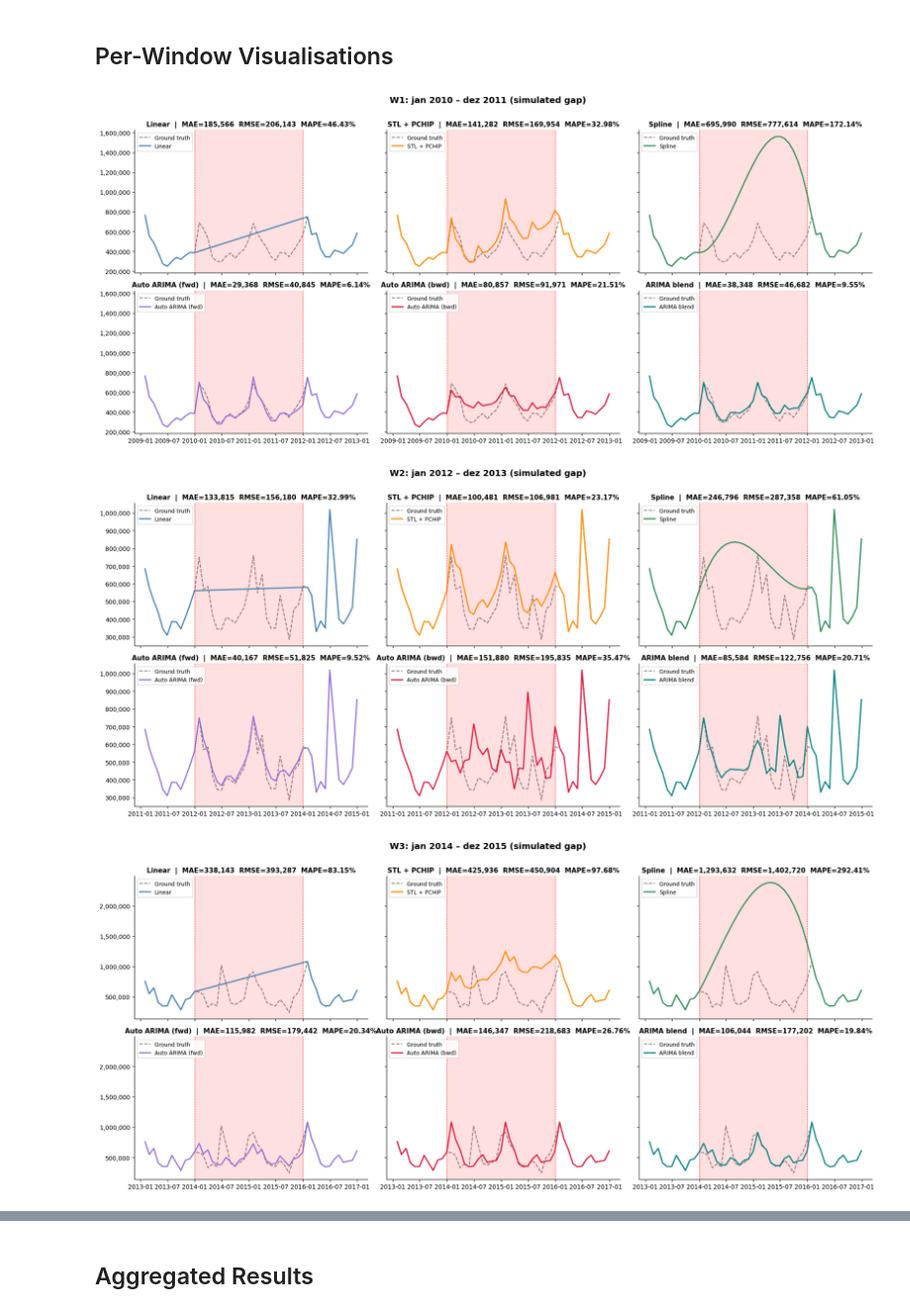
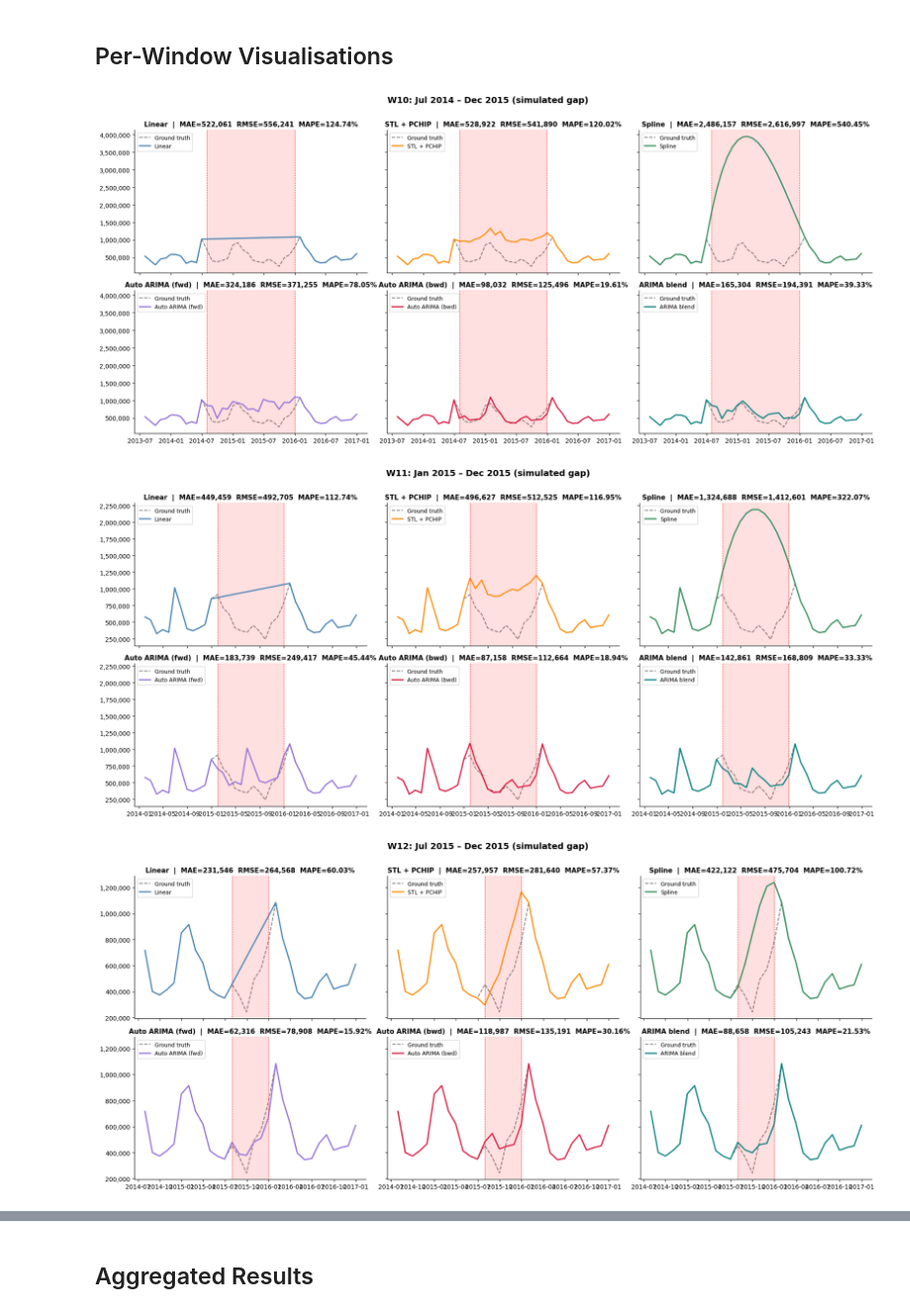
Before and after one commit to Gbrlmoraes/brazil_tourism_forecasting_benchmark, a Jupyter notebook: notebooks/4_working_with_pandemic_data.ipynb, the cells around one changed output, grey strips where cells are left out. Shown at 99% size. Drawn from its saved outputs; the diff is of its cells as text; code cells hidden in the pictures.

```diff
--- a/notebooks/4_working_with_pandemic_data.ipynb
+++ b/notebooks/4_working_with_pandemic_data.ipynb
@@ -73,10 +104,22 @@ Four non-overlapping pre-COVID windows of 24 months each. All windows end early
 # %%
 WINDOWS = [
-    ('W1', pd.Timestamp('2010-01-01'), pd.Timestamp('2011-12-31')),
-    ('W2', pd.Timestamp('2012-01-01'), pd.Timestamp('2013-12-31')),
-    ('W3', pd.Timestamp('2014-01-01'), pd.Timestamp('2015-12-31')),
-    ('W4', pd.Timestamp('2015-06-30'), pd.Timestamp('2016-06-30')),
+    # Older, well-spaced windows across historical regimes.
+    ('W0', pd.Timestamp('1995-01-31'), pd.Timestamp('1995-06-30')),  # 6m
+    ('W1', pd.Timestamp('1998-01-31'), pd.Timestamp('1998-12-31')),  # 12m
+    ('W2', pd.Timestamp('2001-01-31'), pd.Timestamp('2002-06-30')),  # 18m
+    ('W3', pd.Timestamp('2004-01-31'), pd.Timestamp('2006-12-31')),  # 36m
+    ('W4', pd.Timestamp('2008-01-31'), pd.Timestamp('2009-12-31')),  # 24m
+    ('W5', pd.Timestamp('2010-01-31'), pd.Timestamp('2011-12-31')),  # 24m
+    ('W6', pd.Timestamp('2012-01-31'), pd.Timestamp('2013-12-31')),  # 24m
+    ('W7', pd.Timestamp('2013-01-31'), pd.Timestamp('2015-12-31')),  # 36m
+    ('W8', pd.Timestamp('2013-07-31'), pd.Timestamp('2015-12-31')),  # 30m
+    ('W9', pd.Timestamp('2014-01-31'), pd.Timestamp('2015-12-31')),  # 24m
+    ('W10', pd.Timestamp('2014-07-31'), pd.Timestamp('2015-12-31')),  # 18m
+    ('W11', pd.Timestamp('2015-01-31'), pd.Timestamp('2015-12-31')),  # 12m
+    ('W12', pd.Timestamp('2015-07-31'), pd.Timestamp('2015-12-31')),  # 6m
 ]
+
+RANDOM_STATE = 42  # for reproducibility of auto_arima search
 
 for name, start, end in WINDOWS:
     n = monthly_df.loc[start:end].shape[0]
@@ -325,6 +589,7 @@ results_df = pd.DataFrame(records)
 ## Per-Window Visualisations
 # %%
 PLOT_BUFFER = pd.DateOffset(months=12)  # context shown around the gap
+N_PER_WINDOW_PLOTS = 3  # only render the most recent windows
 
 METHODS_TO_PLOT = [
     'Linear',
@@ -335,7 +600,7 @@ METHODS_TO_PLOT = [
     'ARIMA blend',
 ]
 
-for win_name, gap_start, gap_end in WINDOWS:
+for win_name, gap_start, gap_end in WINDOWS[-N_PER_WINDOW_PLOTS:]:
     res = window_results[win_name]
     gap_mask = res['gap_mask']
     plot_start = gap_start - PLOT_BUFFER
@@ -369,33 +634,33 @@ for win_name, gap_start, gap_end in WINDOWS:
             zorder=2,
         )
         # gap region highlight
         ax.axvspan(gap_start, gap_end, alpha=0.12, color='red')
         ax.axvline(gap_start, color='red', linestyle=':', linewidth=1)
         ax.axvline(gap_end, color='red', linestyle=':', linewidth=1)
 
         # metrics annotation
         win_metrics = results_df[
             (results_df['Window'] == win_name) & (results_df['Method'] == method_name)
         ].iloc[0]
         ax.set_title(
             f'{method_name}  |  MAE={win_metrics["MAE"]:,.0f}  '
             f'RMSE={win_metrics["RMSE"]:,.0f}  MAPE={win_metrics["MAPE"]:.2f}%',
             fontsize=11,
             fontweight='bold',
         )
         ax.yaxis.set_major_formatter(plt.FuncFormatter(lambda x, _: f'{int(x):,}'))
         ax.legend(loc='upper left', fontsize=9, frameon=True)
         sns.despine(ax=ax)
 
     fig.suptitle(
         f'{win_name}: {gap_start.strftime("%b %Y")} – {gap_end.strftime("%b %Y")} (simulated gap)',
         fontsize=14,
         fontweight='bold',
         y=1.01,
     )
     plt.tight_layout()
     plt.show()
 # %% [output]
-[figure, old version]
+[figure, new version]
-[figure, old version]
+[figure, new version]
-[figure, old version]
+[figure, new version]
```
Also changed, not shown: parts of 12 cells of this notebook.
